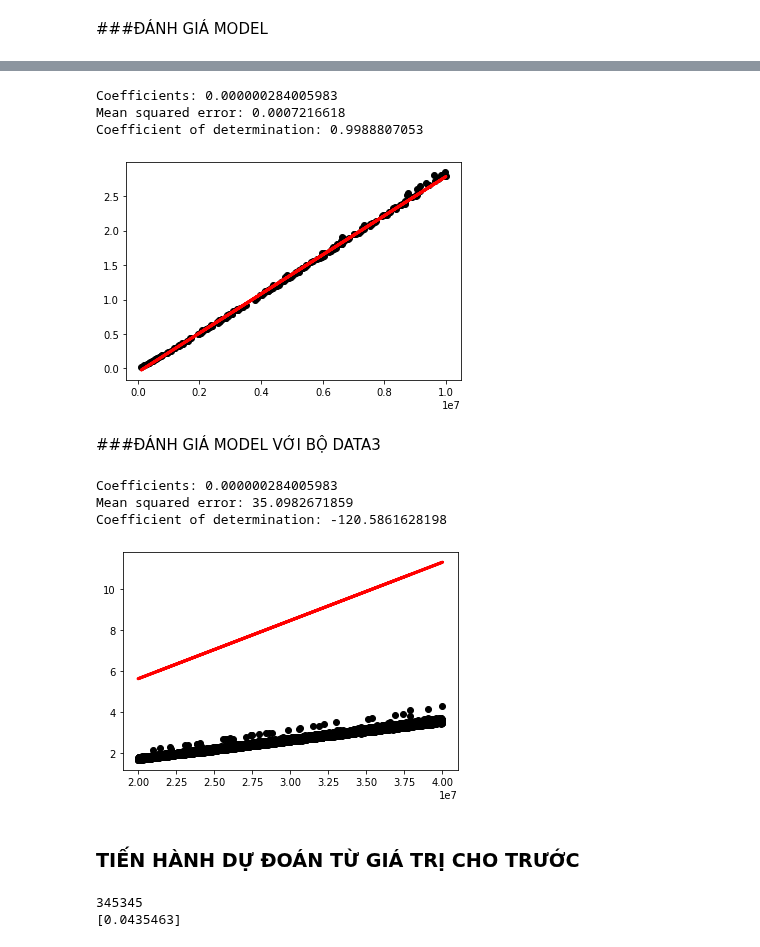
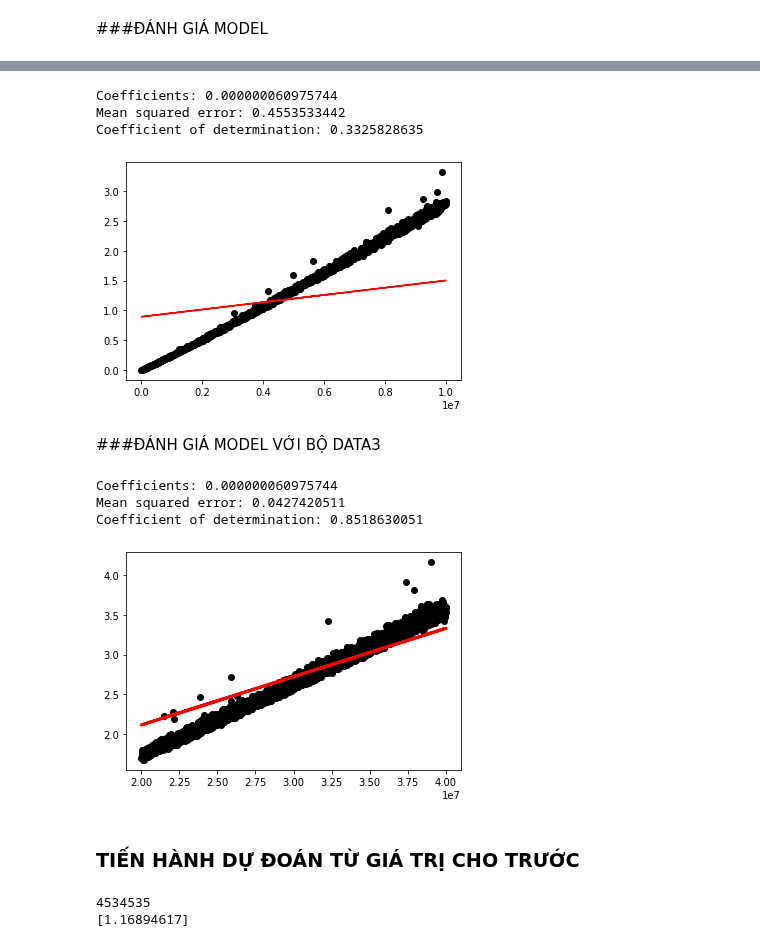
Before and after one commit to khoaphamj1505/CS114.L11.KHCL, a Jupyter notebook: Linear Regression/Linear Regression.ipynb, the cells around one changed output, grey strips where cells are left out. Cells and saved outputs as stored; diff of their text form; code cells hidden in the pictures.

```diff
--- a/Linear Regression/Linear Regression.ipynb
+++ b/Linear Regression/Linear Regression.ipynb
@@ -75,8 +66,17 @@ X2=X2[:,np.newaxis]
+# %%
+
+X1_train, X1_test, Y1_train, Y1_test = train_test_split(data[0], data[1], random_state=100)
+X2_train, X2_test, Y2_train, Y2_test = train_test_split(data3[0], data3[1], random_state=100)
+
+X_train=pd.concat([X1_train, X2_train], ignore_index=True)
+X_test=pd.concat([X1_test,X2_test], ignore_index=True)
+Y_train=pd.concat([Y1_train,Y2_train], ignore_index=True)
+Y_test=pd.concat([Y1_test, Y2_test], ignore_index=True)
 # %% [markdown]
 ###TIẾN HÀNH TRAINING DATA
 # %%
 regr=linear_model.LinearRegression()
-regr.fit(X1_train,Y1_train)
+regr.fit(X_train.values.reshape(-1,1),Y_train)
 # %% [output]
 LinearRegression(copy_X=True, fit_intercept=True, n_jobs=None, normalize=False)
 # %% [markdown]
@@ -84,38 +101,37 @@ LinearRegression(copy_X=True, fit_intercept=True, n_jobs=None, normalize=False)
 # %%
-Y1_pred=regr.predict(X1_test)
-
+Y1_pred=regr.predict(X1_test.values.reshape(-1,1))
 print('Coefficients: %.15f' %regr.coef_)
 print('Mean squared error: %.10f'
       % mean_squared_error(Y1_test, Y1_pred))
 print('Coefficient of determination: %.10f'
       % r2_score(Y1_test, Y1_pred))
 plt.scatter(X1_test, Y1_test,  color='black')
-plt.plot(X1_test, Y1_pred, color='red', linewidth=3)
+plt.plot(X1_test, Y1_pred, color='red', linewidth=1.5)
 
 plt.show()
 # %% [output]
-Coefficients: 0.000000284005983
-Mean squared error: 0.0007216618
-Coefficient of determination: 0.9988807053
+Coefficients: 0.000000060975744
+Mean squared error: 0.4553533442
+Coefficient of determination: 0.3325828635
-[figure, old version]
+[figure, new version]
 # %% [markdown]
 ###ĐÁNH GIÁ MODEL VỚI BỘ DATA3
 # %%
-Y2_pred=regr.predict(X2)
+Y2_pred=regr.predict(X2_test.values.reshape(-1,1))
 print('Coefficients: %.15f' %regr.coef_)
 print('Mean squared error: %.10f'
-      % mean_squared_error(Y2, Y2_pred))
+      % mean_squared_error(Y2_test, Y2_pred))
 print('Coefficient of determination: %.10f'
-      % r2_score(Y2, Y2_pred))
-plt.scatter(X2, Y2,  color='black')
-plt.plot(X2, Y2_pred, color='red', linewidth=3)
+      % r2_score(Y2_test, Y2_pred))
+plt.scatter(X2_test, Y2_test,  color='black')
+plt.plot(X2_test, Y2_pred, color='red', linewidth=3)
 
 plt.show()
 # %% [output]
-Coefficients: 0.000000284005983
-Mean squared error: 35.0982671859
-Coefficient of determination: -120.5861628198
+Coefficients: 0.000000060975744
+Mean squared error: 0.0427420511
+Coefficient of determination: 0.8518630051
-[figure, old version]
+[figure, new version]
 # %% [markdown]
 ### TIẾN HÀNH DỰ ĐOÁN TỪ GIÁ TRỊ CHO TRƯỚC
 # %%
@@ -123,5 +139,5 @@ pre=int(input())
 pre_model=regr.predict([[pre]])
 print(pre_model)
 # %% [output]
-345345
-[0.0435463]
+4534535
+[1.16894617]
```
Also changed, not shown: parts of 5 cells of this notebook.
